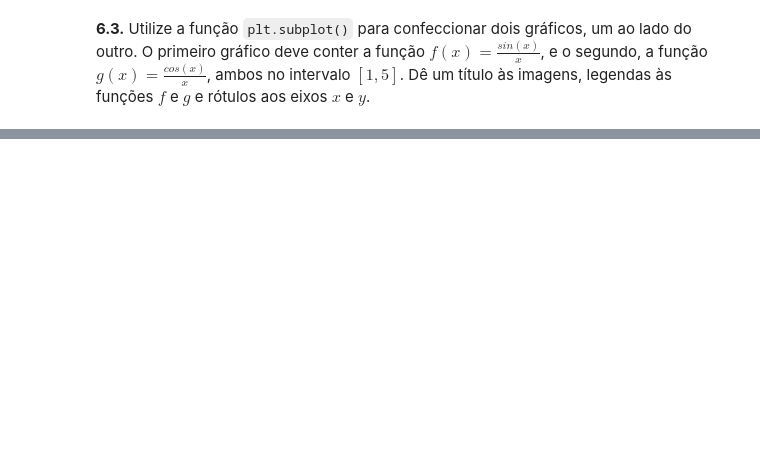
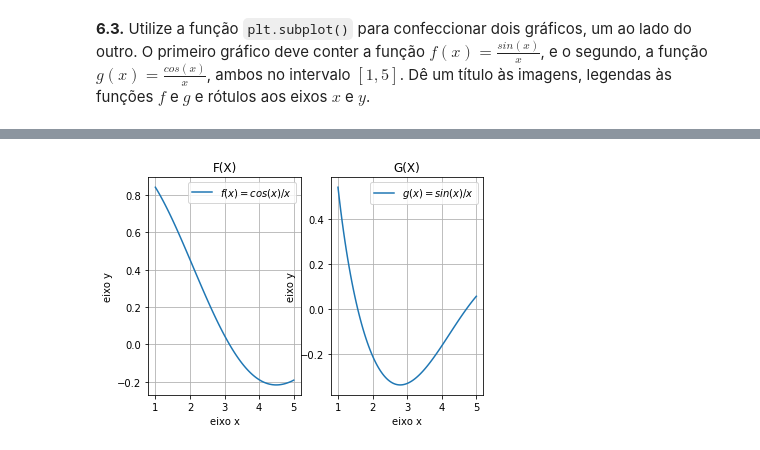
Before and after one commit to grupo-estudo-metodos/listas, a Jupyter notebook: MNE_L01.ipynb, the cells around one changed output, grey strips where cells are left out. Saved outputs shown, nothing was run; the diff lists cells and outputs as text; code cells hidden in the pictures; blank space fills up the shorter version.

```diff
--- a/MNE_L01.ipynb
+++ b/MNE_L01.ipynb
@@ -297,0 +359,23 @@ plt.plot(x,g)
+# %%
+
+X = np.linspace(1, 5, 100)
+F = np.sin(X) / X
+G = np.cos(X) / X
+
+plt.subplot(1, 2, 1)
+plt.title("F(X)")
+plt.plot(X,F)
+plt.legend(["$f(x) = {cos(x)}/{x}$"])
+plt.xlabel('eixo x')
+plt.ylabel('eixo y')
+plt.grid()
+
+plt.subplot(1, 2, 2)
+plt.title("G(X)")
+plt.plot(X,G)
+plt.legend(["$g(x) = {sin(x)}/{x}$"])
+plt.xlabel('eixo x')
+plt.ylabel('eixo y')
+plt.grid()
+# %% [output]
+[figure, added]
```
Also changed, not shown: parts of 10 cells of this notebook.
